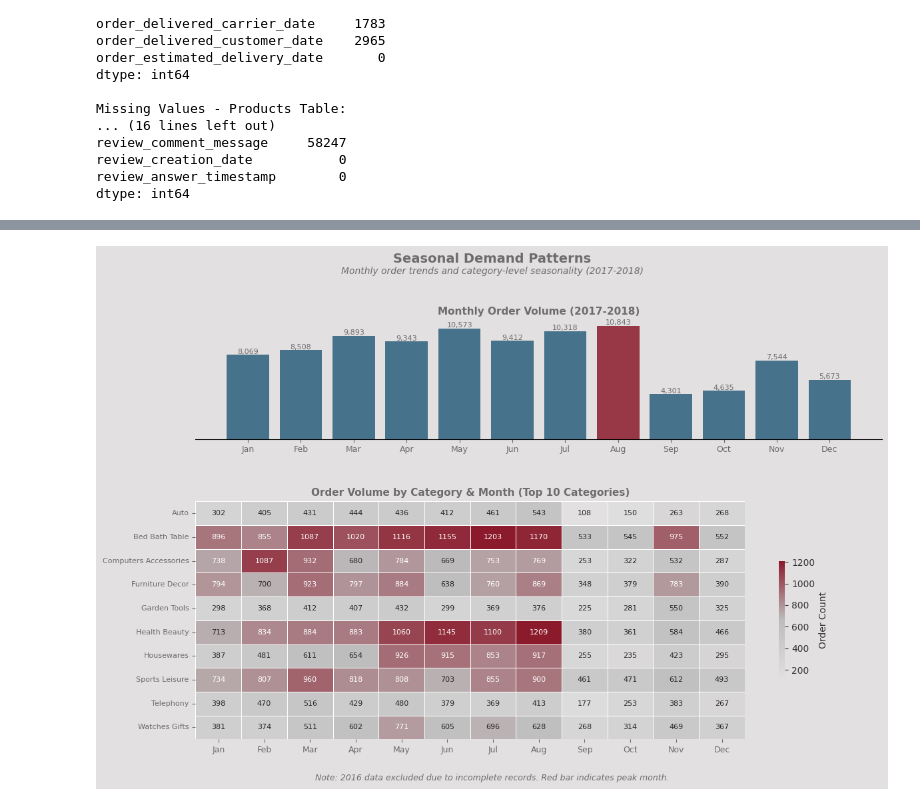
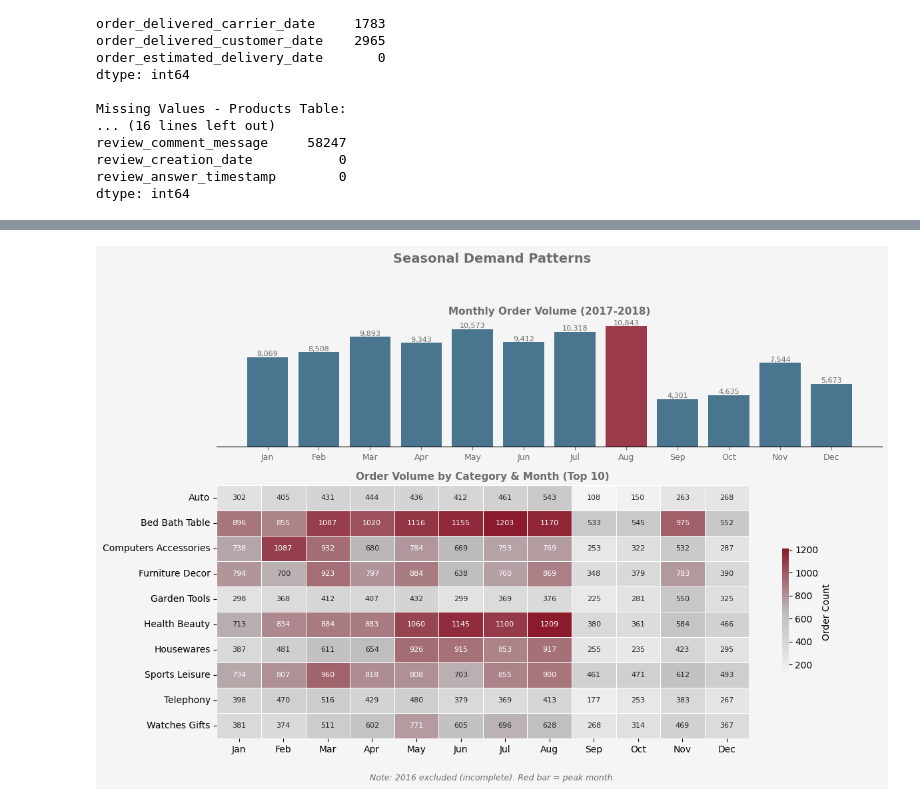
Before and after one commit to celinehacioglu/E-Commerce-Market-Analysis, a Jupyter notebook: analysis.ipynb, the cells around one changed output, grey strips where cells are left out. Cells and saved outputs as stored; diff of their text form; code cells hidden in the pictures.

```diff
--- a/analysis.ipynb
+++ b/analysis.ipynb
@@ -1023,73 +745,48 @@ A Pareto curve was used on the left because it is the clearest way to show how r
 # %%
-orders['order_purchase_timestamp'] = pd.to_datetime(orders['order_purchase_timestamp'])
+# Order dates are used to get the month and year. 2016 is not complete,
+# therefore only 2017 and 2018 are included. For the heatmap, the grouped data is transformed into a table format.
+#  Depending on the number of orders, a specific color scale is used to range from light to dark.
+
 orders['month_num'] = orders['order_purchase_timestamp'].dt.month
 orders['year'] = orders['order_purchase_timestamp'].dt.year
 
-cat_monthly = order_items.merge(products[['product_id', 'product_category_name']], on='product_id') \
-    .merge(category_translation, on='product_category_name') \
+category_monthly = order_items.merge(products[['product_id', 'product_category_name_english']], on='product_id') \
     .merge(orders[['order_id', 'month_num', 'year']], on='order_id')
-cat_monthly = cat_monthly[cat_monthly['year'].isin([2017, 2018])]
+category_monthly = category_monthly[category_monthly['year'].isin([2017, 2018])]
 
-top_categories = cat_monthly.groupby('product_category_name_english')['order_id'].count() \
+top_categories_list = category_monthly.groupby('product_category_name_english')['order_id'].count() \
     .sort_values(ascending=False).head(10).index
 
-heatmap_data = cat_monthly[cat_monthly['product_category_name_english'].isin(top_categories)] \
+heatmap_data = category_monthly[category_monthly['product_category_name_english'].isin(top_categories_list)] \
     .groupby(['product_category_name_english', 'month_num'])['order_id'].count().unstack(fill_value=0)
 heatmap_data.index = [i.replace('_', ' ').title() for i in heatmap_data.index]
-heatmap_data.columns = ['Jan', 'Feb', 'Mar', 'Apr', 'May', 'Jun',
-                         'Jul', 'Aug', 'Sep', 'Oct', 'Nov', 'Dec']
+month_labels = ['Jan','Feb','Mar','Apr','May','Jun','Jul','Aug','Sep','Oct','Nov','Dec']
+heatmap_data.columns = month_labels
 
-monthly_by_month = orders[orders['year'].isin([2017, 2018])].groupby('month_num')['order_id'].count()
-month_labels = ['Jan', 'Feb', 'Mar', 'Apr', 'May', 'Jun',
-                'Jul', 'Aug', 'Sep', 'Oct', 'Nov', 'Dec']
+monthly_vol = orders[orders['year'].isin([2017, 2018])].groupby('month_num')['order_id'].count()
+soft_cmap = LinearSegmentedColormap.from_list('soft', [bg_color, light_grey, accent_red])
 
+fig, (volume_chart, heatmap_chart) = plt.subplots(2, 1, figsize=(12, 8), gridspec_kw={'height_ratios': [1, 2]})
+fig.patch.set_facecolor(bg_color)
+fig.suptitle('Seasonal Demand Patterns', fontsize=14, fontweight='bold', color=text_color)
 
-soft_cmap = LinearSegmentedColormap.from_list('soft', ['#E2E0E0', '#BDBDBD', '#8B1A2B'])
+colors = [accent_red if v == monthly_vol.max() else accent_blue for v in monthly_vol.values]
+volume_chart.bar(range(12), monthly_vol.values, color=colors, alpha=0.85)
+for i, val in enumerate(monthly_vol.values):
+    volume_chart.text(i, val + 100, f'{val:,}', ha='center', fontsize=8, color=text_color)
+volume_chart.set_xticks(range(12)); volume_chart.set_xticklabels(month_labels, fontsize=9)
+style_ax(volume_chart, hide=['top', 'right', 'left']); volume_chart.set_yticks([])
+volume_chart.set_title('Monthly Order Volume (2017-2018)', fontsize=11, fontweight='bold', color=text_color)
 
-fig, (ax1, ax2) = plt.subplots(2, 1, figsize=(12, 8), gridspec_kw={'height_ratios': [1, 2]})
-fig.patch.set_facecolor('#E2E0E0')
-for ax in [ax1, ax2]:
-    ax.set_facecolor('#E2E0E0')
+sns.heatmap(heatmap_data, ax=heatmap_chart, cmap=soft_cmap, linewidths=0.5, linecolor='white',
+            annot=True, fmt='d', annot_kws={'size': 8}, cbar_kws={'shrink': 0.5, 'label': 'Order Count'})
+heatmap_chart.set_title('Order Volume by Category & Month (Top 10)', fontsize=11, fontweight='bold', color=text_color)
+heatmap_chart.set_xlabel(''); heatmap_chart.set_ylabel('')
 
-fig.suptitle('Seasonal Demand Patterns', fontsize=14, fontweight='bold', color='#6D6B6B')
-fig.text(0.5, 0.94, 'Monthly order trends and category-level seasonality (2017-2018)',
-         ha='center', fontsize=10, fontstyle='italic', color='#6D6B6B')
-
-
-bar_colors = ['#8B1A2B' if v == monthly_by_month.max() else '#2C5F7C' for v in monthly_by_month.values]
-ax1.bar(range(12), monthly_by_month.values, color=bar_colors, alpha=0.85)
-
-for i, val in enumerate(monthly_by_month.values):
-    ax1.text(i, val + 100, f'{val:,}', ha='center', fontsize=8, color='#6D6B6B')
-
-ax1.set_xticks(range(12))
-ax1.set_xticklabels(month_labels, fontsize=9)
-ax1.set_title('Monthly Order Volume (2017-2018)', fontsize=11, fontweight='bold', color='#6D6B6B')
-ax1.spines[['top', 'right', 'left']].set_visible(False)
-ax1.set_yticks([])
-
-
-sns.heatmap(heatmap_data, ax=ax2, cmap=soft_cmap, linewidths=0.5,
-            linecolor='white', annot=True, fmt='d', annot_kws={'size': 8},
-            cbar_kws={'shrink': 0.5, 'label': 'Order Count'})
-
-ax2.set_title('Order Volume by Category & Month (Top 10 Categories)',
-              fontsize=11, fontweight='bold', color='#6D6B6B')
-ax2.set_xlabel('')
-ax2.set_ylabel('')
-ax2.tick_params(axis='x', rotation=0, labelsize=9)
-ax2.tick_params(axis='y', rotation=0, labelsize=8)
-
-for ax in [ax1, ax2]:
-    ax.tick_params(colors='#6D6B6B')
-
-fig.text(0.5, -0.01,
-         'Note: 2016 data excluded due to incomplete records. Red bar indicates peak month.',
-         ha='center', fontsize=9, fontstyle='italic', color='#6D6B6B')
+fig.text(0.5, -0.01, 'Note: 2016 excluded (incomplete). Red bar = peak month.', ha='center', fontsize=9, fontstyle='italic', color=text_color)
 
 plt.tight_layout(rect=[0, 0.02, 1, 0.94])
-plt.subplots_adjust(hspace=0.35)
 plt.show()
 # %% [output]
-[figure, old version]
+[figure, new version]
 # %% [markdown]
```
Also changed, not shown: parts of 51 cells of this notebook.
